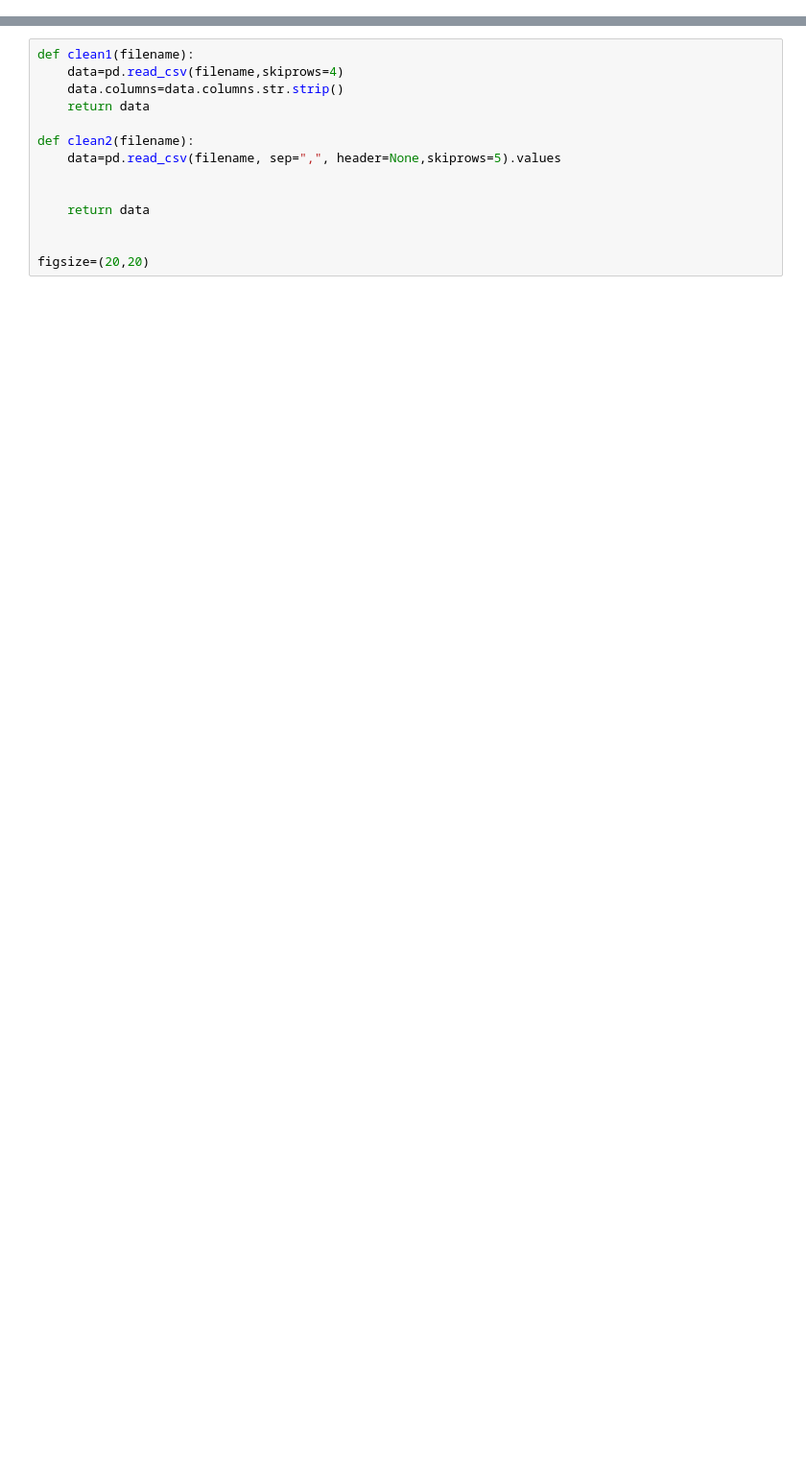
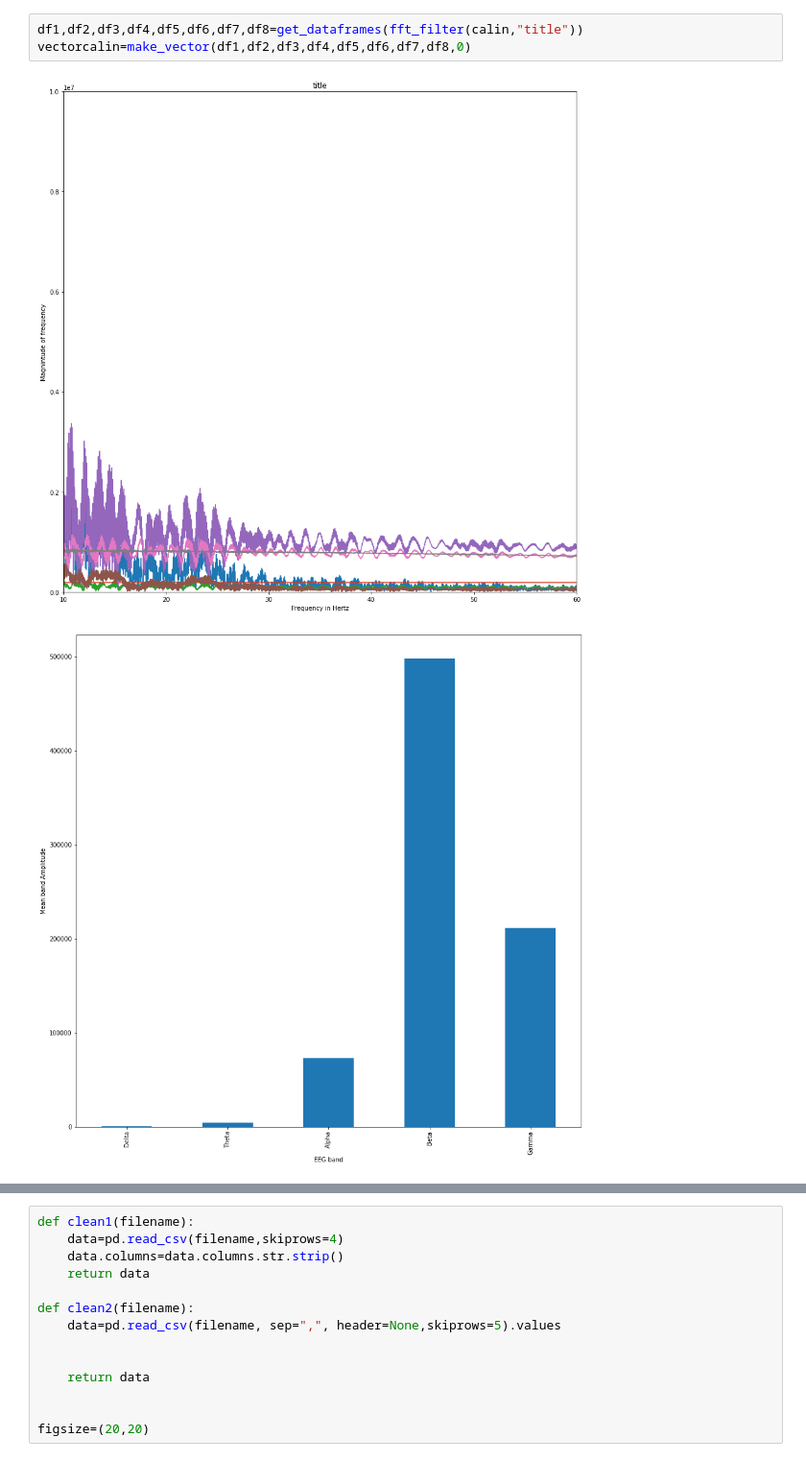
Before and after one commit to Bryson-P/mind-controlled-playlist, a Jupyter notebook: visualize.ipynb, the cells around one changed output, grey strips where cells are left out. Shown at 96% size. Drawn from its saved outputs; the diff is of its cells as text; blank space fills up the shorter version.

```diff
--- a/visualize.ipynb
+++ b/visualize.ipynb
@@ -15,0 +41,6 @@ plt.rcParams["figure.figsize"] = (10,10)
+# %%
+df1,df2,df3,df4,df5,df6,df7,df8=get_dataframes(fft_filter(calin,"title"))
+vectorcalin=make_vector(df1,df2,df3,df4,df5,df6,df7,df8,0)
+# %% [output]
+[figure, added]
+[figure, added]
```
Also changed, not shown: parts of 76 cells of this notebook, 1 other file.
